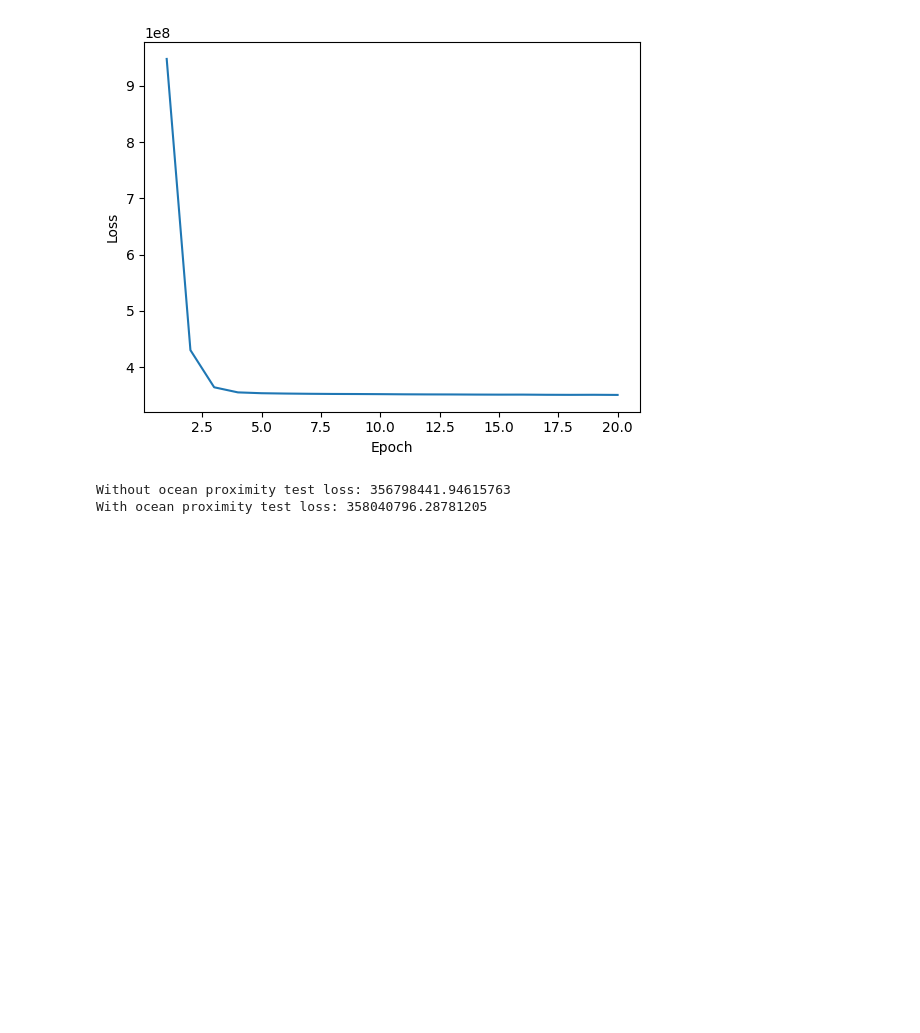
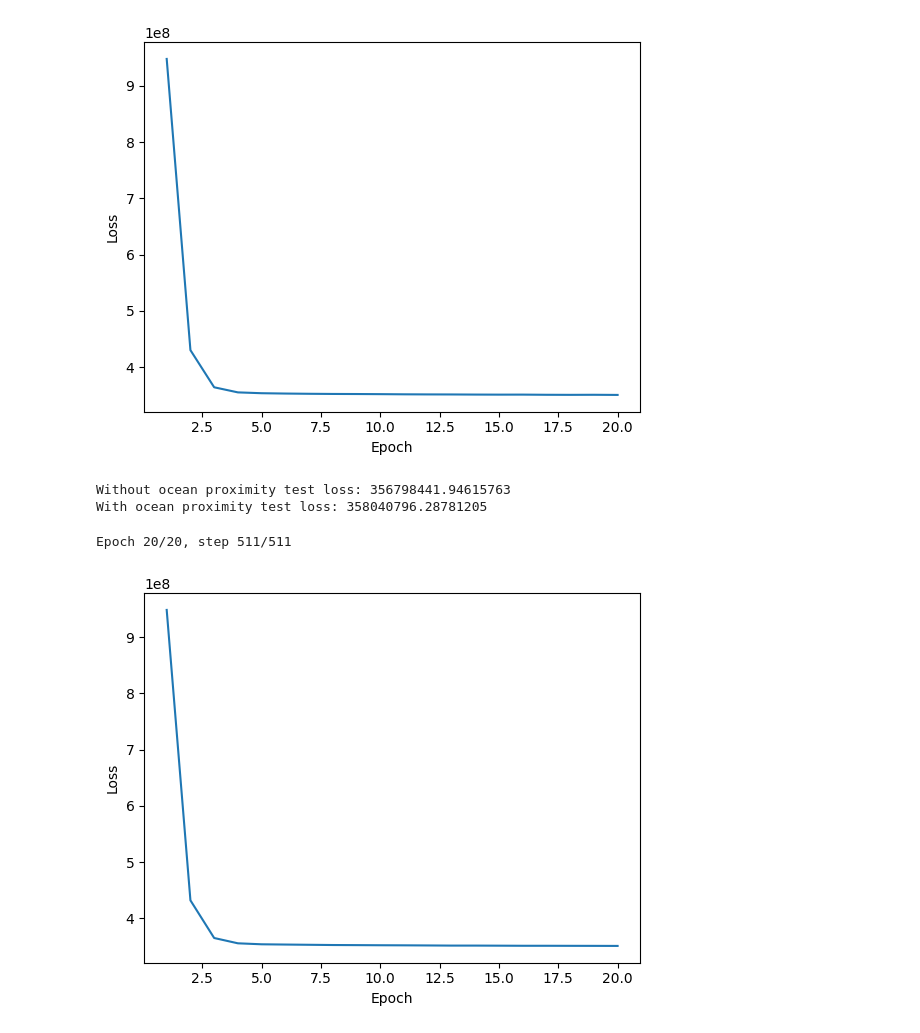
Before and after one commit to adamcataldo/letsbuildmodels, a Jupyter notebook: notebooks/neural_nets/MultiInLinear.ipynb, the cells around one changed output. Saved outputs shown, nothing was run; the diff lists cells and outputs as text; code cells hidden in the pictures; blank space fills up the shorter version.

Commit message:
Finished mulit-input linear model

```diff
--- a/notebooks/neural_nets/MultiInLinear.ipynb
+++ b/notebooks/neural_nets/MultiInLinear.ipynb
@@ -102,3 +102,16 @@ print(f'With ocean proximity test loss: {with_ocean_proximity_test_loss}')
 # %% [output]
 Without ocean proximity test loss: 356798441.94615763
 With ocean proximity test loss: 358040796.28781205
+# %%
+model = MultiInLinear(len(feature_names), means, stds)
+
+optimizer = optim.SGD(model.parameters(), weight_decay=0.01)
+loss_fn = nn.MSELoss()
+losses = train(model, train_loader, optimizer, loss_fn, epochs=20)
+plt.plot(np.arange(1, len(losses) + 1), losses)
+plt.xlabel('Epoch')
+plt.ylabel('Loss')
+plt.show()
+# %% [output]
+Epoch 20/20, step 511/511
+[figure, added]
```
Also changed, not shown: parts of 1 cell of this notebook, 3 other files.
